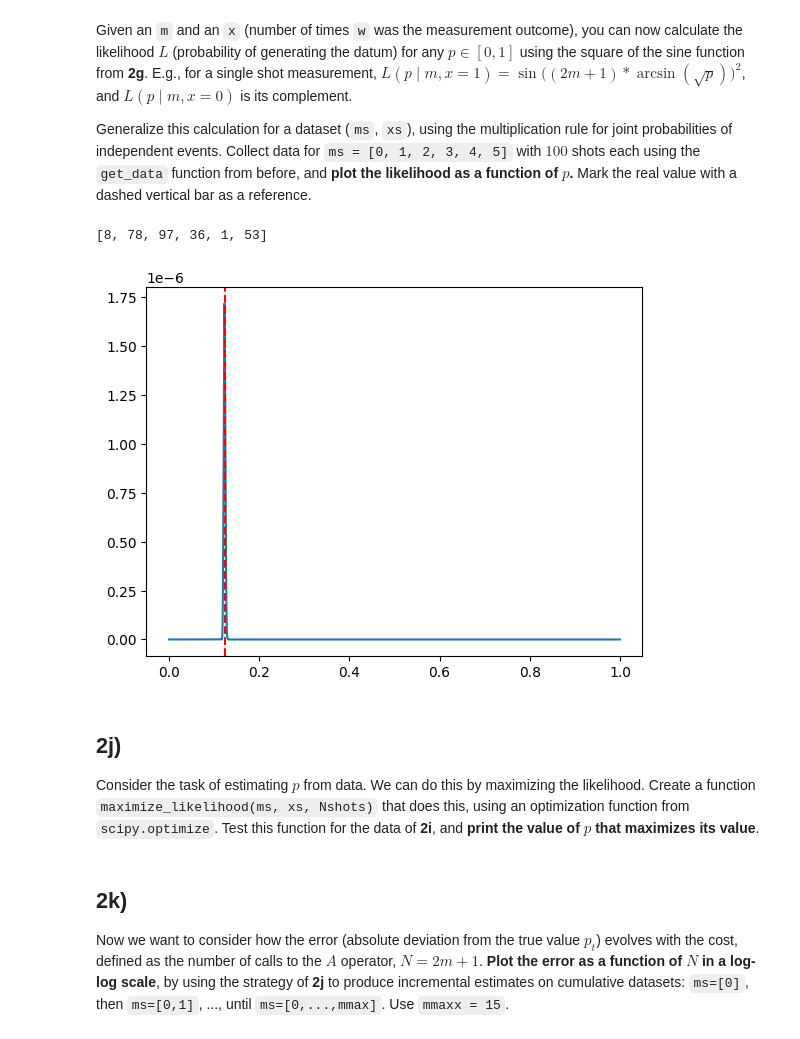
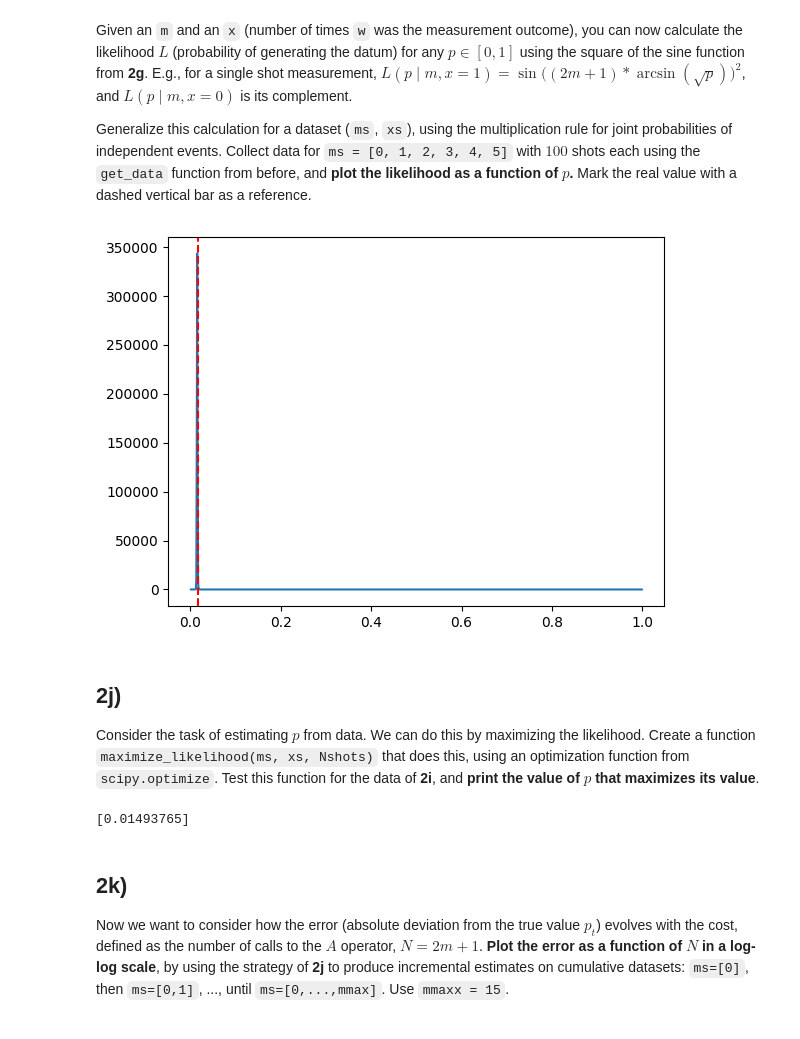
Before and after one commit to ezekielcochran/vtq-hackathon, a Jupyter notebook: qmace.ipynb, the cells around one changed output. Cells and saved outputs as stored; diff of their text form; code cells hidden in the pictures.

```diff
--- a/qmace.ipynb
+++ b/qmace.ipynb
@@ -298,8 +328,8 @@ Repeat the plot of **2f**, but change the following: run the circuits using the
 _Suggestion: Do this by modifying the `get_data` function to accept an optional argument `Nshots`, and return a list of integers (numbers of times `w` was measured)._
 # %%
 # We redefine the get_data function, adding measurements and counting samples instead of tracking amplitudes
-w_string = "01" * (QUBIT_COUNT // 2)
-if QUBIT_COUNT % 2 == 1:
+w_string = "01" * (NUM_QUBITS // 2)
+if NUM_QUBITS % 2 == 1:
     w_string += "0"
 
 from qiskit_aer import AerSimulator
@@ -309,7 +339,7 @@ def get_data(A, oracle, ms, Nshots: int = 1024):
     result = []
     for m in ms:
         qc = sequential_reflection(A, oracle, m)
-        for qubit in range(QUBIT_COUNT):
+        for qubit in range(NUM_QUBITS):
             qc.measure(qubit, qubit)
         qc_compiled = transpile(qc, backend)
         job_sim = backend.run(qc_compiled, shots = Nshots)
@@ -346,31 +376,70 @@ Generalize this calculation for a dataset (`ms`, `xs`), using the multiplication
 # %%
 import math
 
 NUM_SHOTS = 100
 ms = list(range(6))
 xs = get_data(a_gate, w_reflection, ms, NUM_SHOTS)
-print(xs) # TODO remove
 
-p_values = np.arange(0, 1, 0.0001)
+p_values = np.arange(0.001, 1, 0.001)
 
 def calc_point(p):
     result = 1
     for m, x in zip(ms, xs):
         prob_hit = np.sin((2*m + 1) * np.arcsin(np.sqrt(p)))**2
         prob_miss = 1 - prob_hit
-        result *= prob_hit**(x) * prob_miss**(NUM_SHOTS - x) * math.comb(NUM_SHOTS, x)
+        result *= prob_hit**(x) * prob_miss**(NUM_SHOTS - x) * math.comb(NUM_SHOTS, x) * 101
     return result
-
 plt.plot(p_values, [calc_point(p) for p in p_values])
-plt.axvline(1/2**3, linestyle='--', color='red')
+plt.axvline(1/2**NUM_QUBITS, linestyle='--', color='red')
 plt.show()
 # %% [output]
-[8, 78, 97, 36, 1, 53]
-[figure, old version]
+[figure, new version]
 # %% [markdown]
 ## **2j)**
 
 Consider the task of estimating $p$ from data. We can do this by maximizing the likelihood. Create a function `maximize_likelihood(ms, xs, Nshots)` that does this, using an optimization function from `scipy.optimize`. Test this function for the data of **2i**, and **print the value of $p$ that maximizes its value**.
+# %%
+from scipy.optimize import minimize
+from scipy.optimize import differential_evolution
+import random
+
+def maximize_likelihood(ms, xs, Nshots):
+    optimization_trials = 2000 * len(ms)
+
+    def calc_point(p):
+        result = 1
+        for m, x in zip(ms, xs):
+            prob_hit = np.sin((2*m + 1) * np.arcsin(np.sqrt(np.abs(p))))**2
+            prob_miss = 1 - prob_hit
+            result *= prob_hit**(x) * prob_miss**(Nshots - x) * math.comb(Nshots, x) * 101
+        return result
+
+    def obj_fun(p):
+        return -1 * calc_point(p)
+
+    best_param = 0
+    optimal_value = -np.inf
+    for i in range(optimization_trials):
+        init = random.random()
+        res = minimize(
+            obj_fun,
+            init,
+            method="L-BFGS-B",
+            bounds=[(0,1)],
+        )
+
+        this_param = res.x
+        this_value = -res.fun
+        if this_value > optimal_value:
+            optimal_value = this_value
+            best_param = this_param
+
+    return best_param
+
+# Test function on values from previous part
+print(maximize_likelihood(ms, xs, NUM_SHOTS))
+# %% [output]
+[0.01493765]
 # %% [markdown]
 ## **2k)**
 
```
Also changed, not shown: parts of 10 cells of this notebook.
